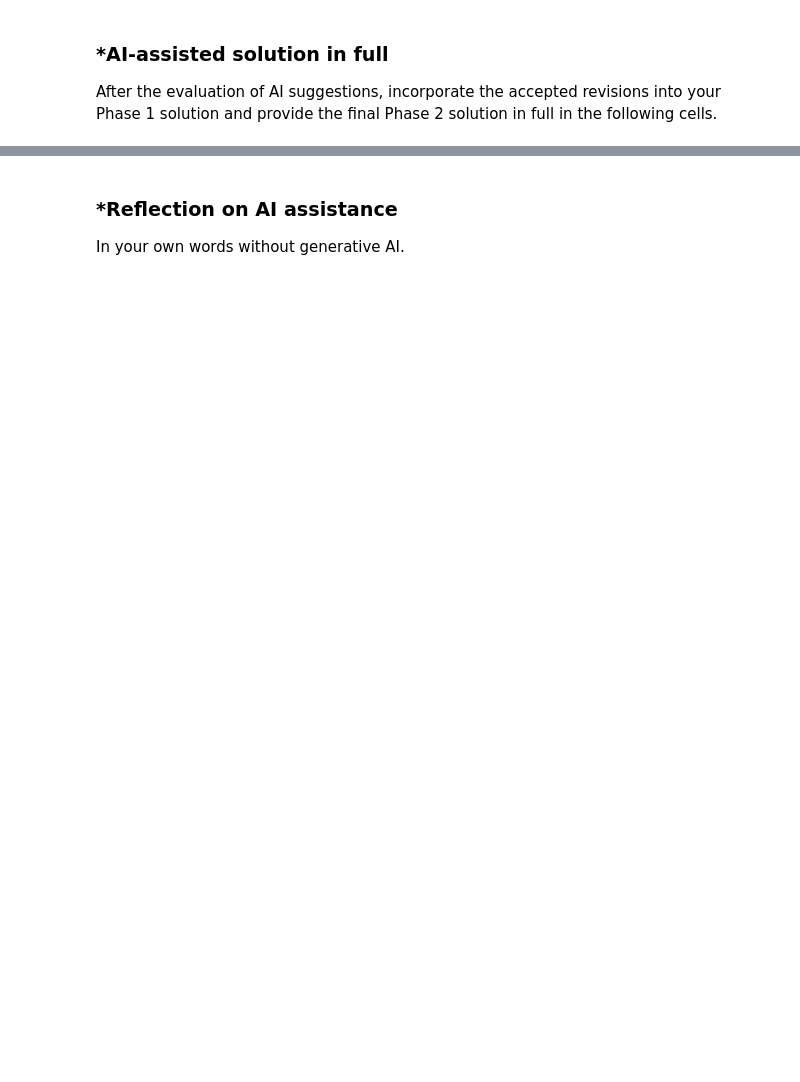
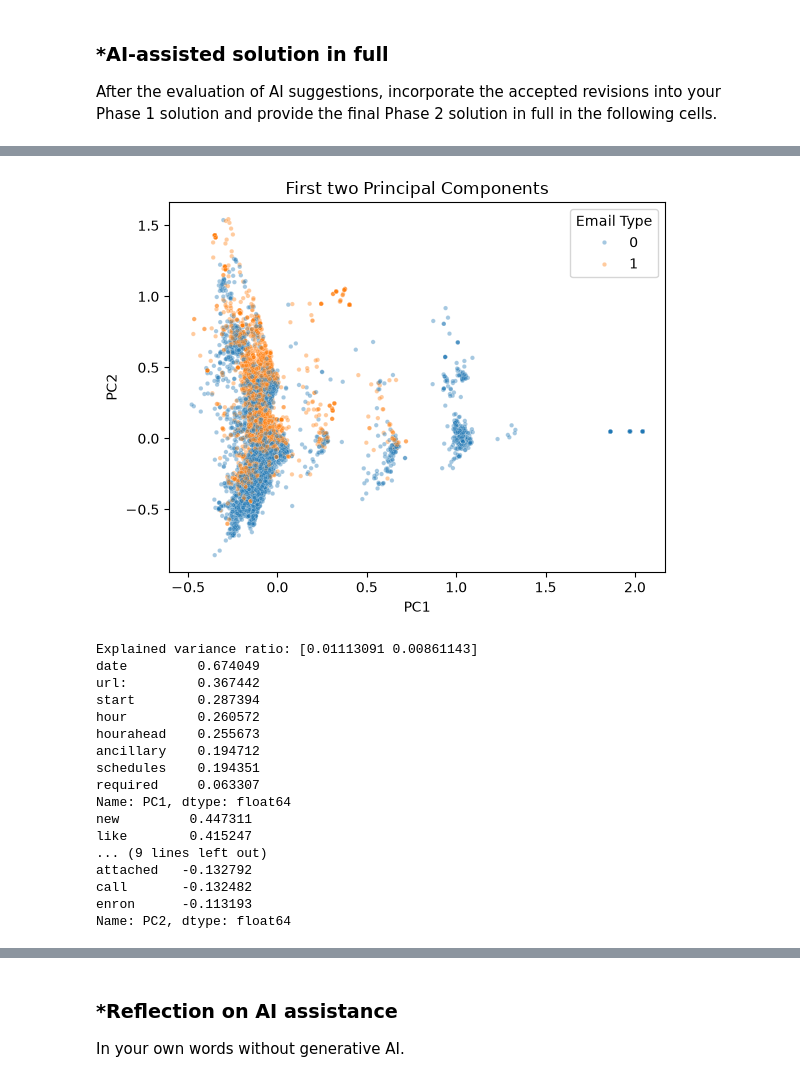
Before and after one commit to arr2uu/A05-pca, a Jupyter notebook: notebook.ipynb, the cells around one changed output, grey strips where cells are left out. Cells and saved outputs as stored; diff of their text form; code cells hidden in the pictures; blank space fills up the shorter version.

```diff
--- a/notebook.ipynb
+++ b/notebook.ipynb
@@ -248,0 +333,22 @@ After the evaluation of AI suggestions, incorporate the accepted revisions into
+# %%
+# Q2.
+
+import pandas as pd
+from sklearn.model_selection import train_test_split
+from sklearn.linear_model import LinearRegression
+
+df = pd.read_parquet('data/Phishing_clean.parquet')
+
+y = df['Email Type']
+X = df.drop('Email Type', axis=1)
+
+X_train, X_test, y_train, y_test = train_test_split(X, y, test_size=0.2, random_state=100)
+
+reg = LinearRegression().fit(X_train, y_train)
+
+print('Train R^2:', reg.score(X_train, y_train))
+print('Test R^2:', reg.score(X_test, y_test))
+
+results = pd.DataFrame({'variable': X.columns, 'coefficient': reg.coef_})
+results['abs_coefficient'] = results['coefficient'].abs()
+results.sort_values('abs_coefficient', ascending=False).head(15)
@@ -248,0 +376,42 @@ After the evaluation of AI suggestions, incorporate the accepted revisions into
+# %%
+#Q3.
+
+from sklearn.decomposition import PCA
+import seaborn as sns
+import matplotlib.pyplot as plt
+
+pca = PCA(n_components=2)
+Z = pca.fit_transform(X)
+
+pc = pd.DataFrame(Z, columns = ['PC1', 'PC2'])
+pc['Email Type'] = y.values
+
+sns.scatterplot(data=pc, x='PC1', y='PC2', hue='Email Type', alpha=0.4, s=10)
+plt.title('First two Principal Components')
+plt.show()
+
+print('Explained variance ratio:', pca.explained_variance_ratio_)
+
+loadings = pd.DataFrame(pca.components_.T, index=X.columns, columns=['PC1', 'PC2'])
+print(loadings['PC1'].sort_values(ascending=False).head(8))
+print(loadings['PC2'].sort_values(ascending=False).head(8))
+print(loadings['PC2'].sort_values().head(5))
+# %% [output]
+[figure, added]
+Explained variance ratio: [0.01113091 0.00861143]
+date         0.674049
+url:         0.367442
+start        0.287394
+hour         0.260572
+hourahead    0.255673
+ancillary    0.194712
+schedules    0.194351
+required     0.063307
+Name: PC1, dtype: float64
+new         0.447311
+like        0.415247
+... (9 lines left out)
+attached   -0.132792
+call       -0.132482
+enron      -0.113193
+Name: PC2, dtype: float64
```
Also changed, not shown: parts of 22 cells of this notebook.
